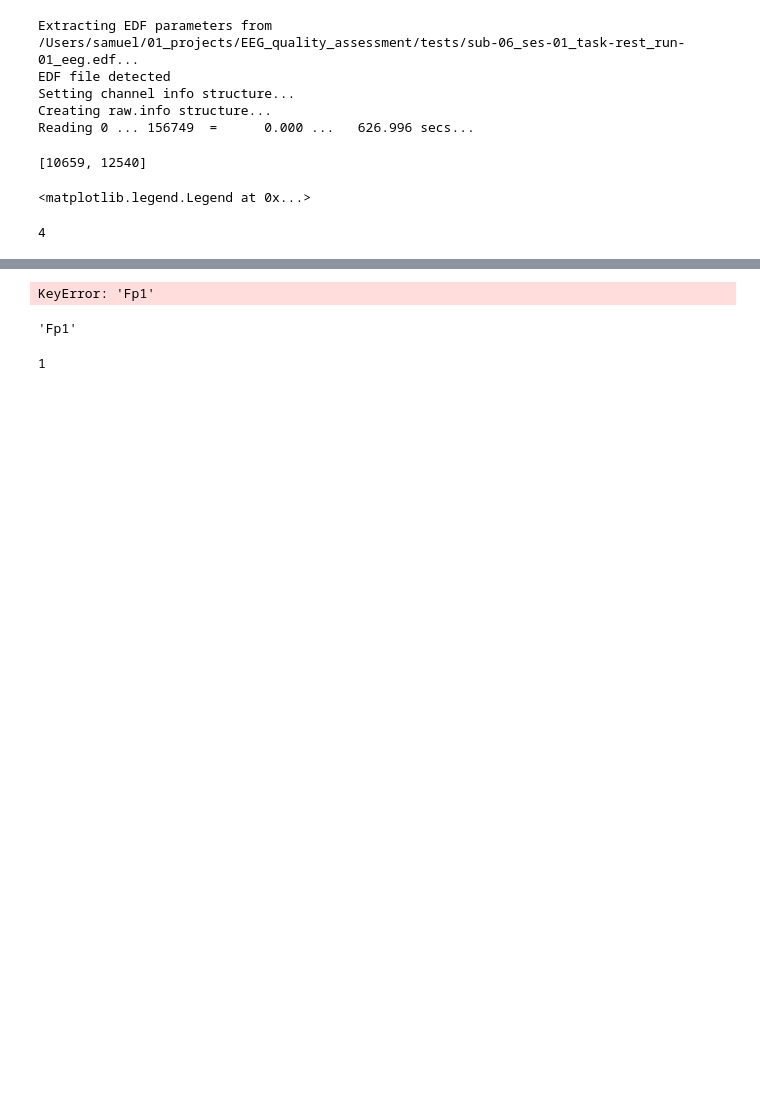
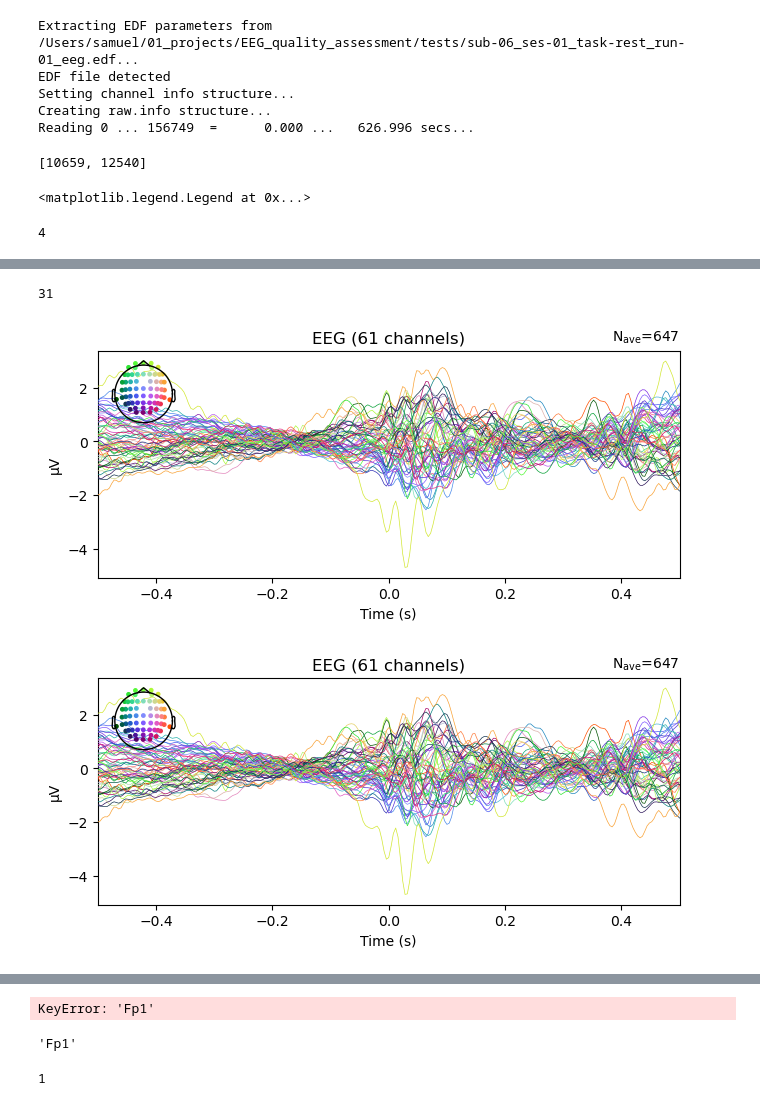
Before and after one commit to Sam54000/EEG_quality_assessment, a Jupyter notebook: src/EEG_quality_assessment/development_lab.ipynb, the cells around one changed output, grey strips where cells are left out. Drawn from its saved outputs; the diff is of its cells as text; code cells hidden in the pictures; blank space fills up the shorter version.

```diff
--- a/src/EEG_quality_assessment/development_lab.ipynb
+++ b/src/EEG_quality_assessment/development_lab.ipynb
@@ -160,0 +375,2 @@ Reading 0 ... 156499  =      0.000 ...   625.996 secs...
+# %%
+raw.set_channel_types({'ECG':'ecg'})
@@ -160,0 +395,2 @@ Reading 0 ... 156499  =      0.000 ...   625.996 secs...
+# %%
+ECG_epochs = mne.preprocessing.create_ecg_epochs(raw)
@@ -160,0 +415,9 @@ Reading 0 ... 156499  =      0.000 ...   625.996 secs...
+# %%
+raw.ch_names.index('ECG')
+# %% [output]
+31
+# %%
+ECG_epochs.copy().average().plot()
+# %% [output]
+[figure, added]
+[figure, added]
```
Also changed, not shown: parts of 24 cells of this notebook, 3 other files.
